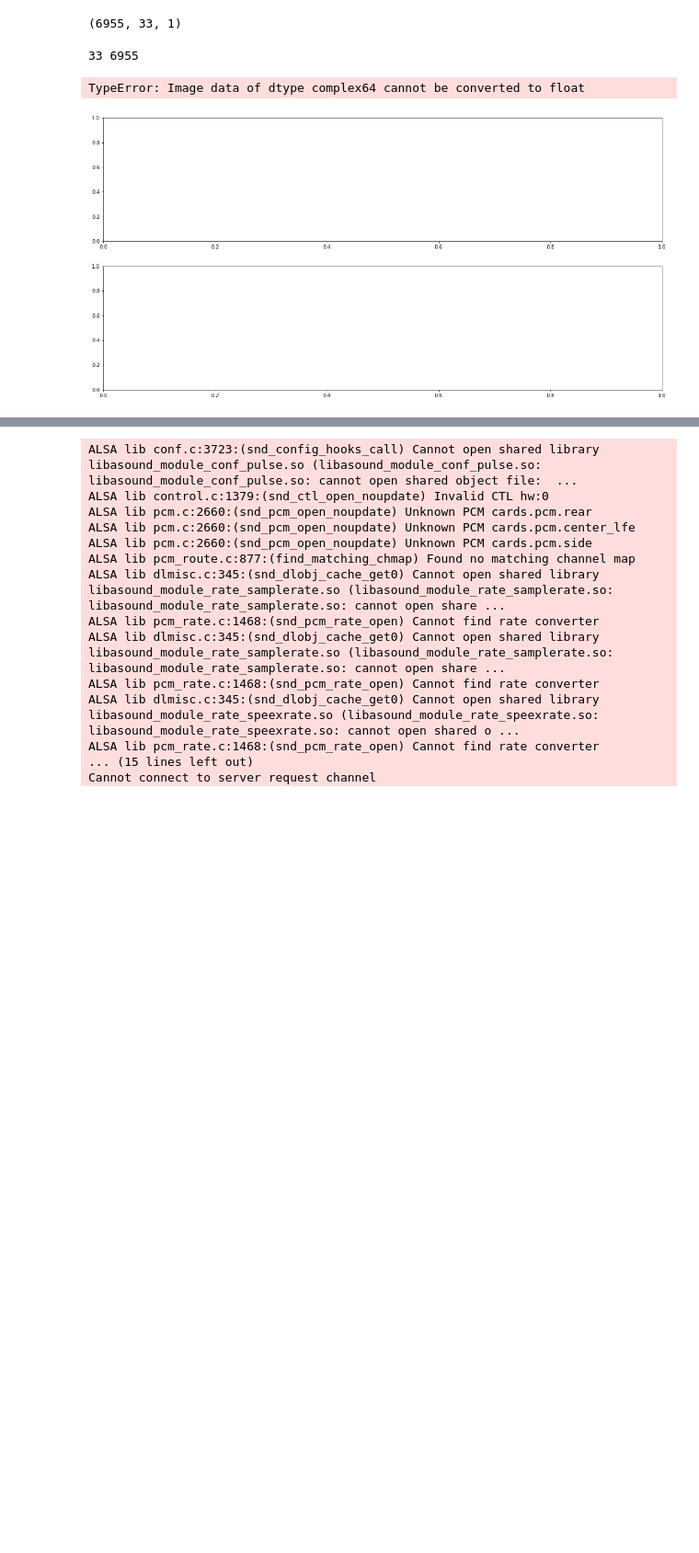
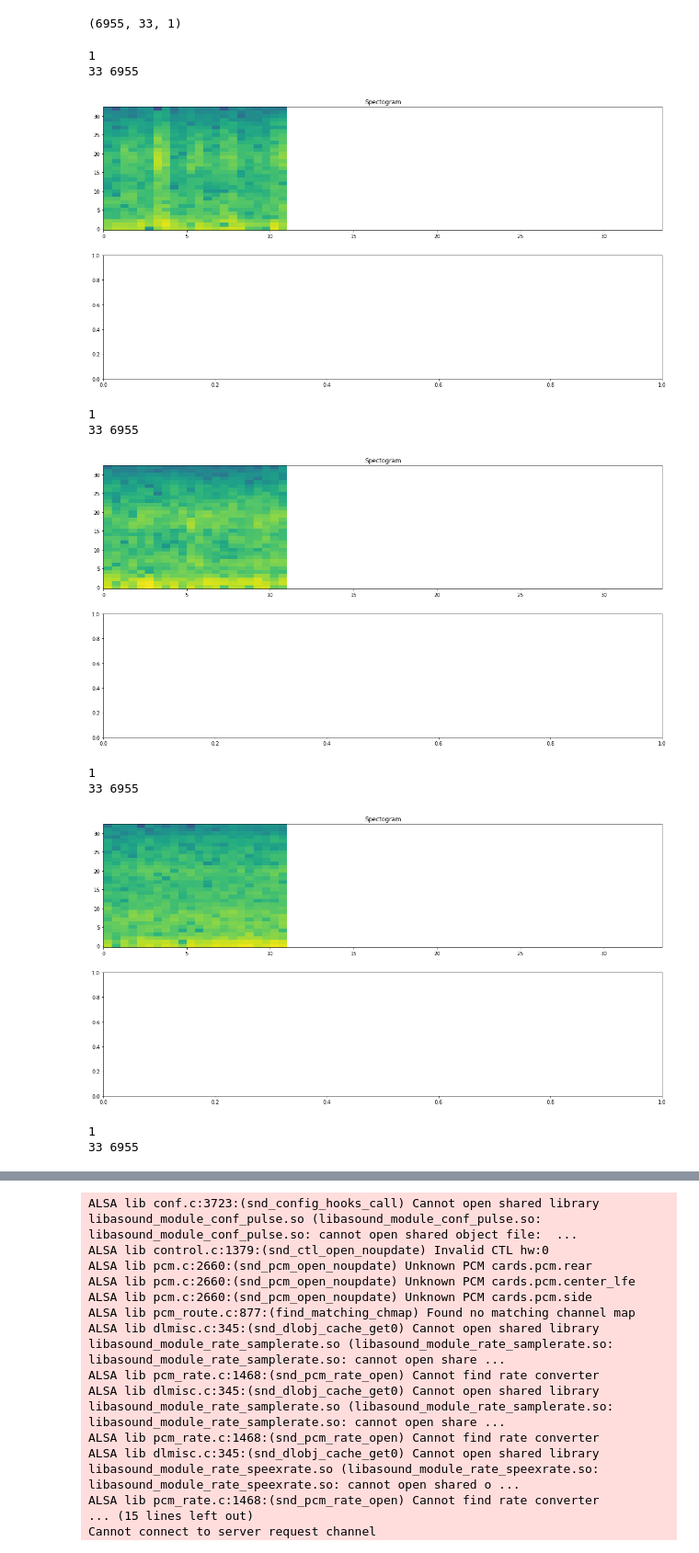
Before and after one commit to sandy01011/NLP, a Jupyter notebook: voice_transcription/voice_modelling.ipynb, the cells around one changed output, grey strips where cells are left out. Shown at 92% size. Cells and saved outputs as stored; diff of their text form; code cells hidden in the pictures; blank space fills up the shorter version.

Commit message:
spectogram

```diff
--- a/voice_transcription/voice_modelling.ipynb
+++ b/voice_transcription/voice_modelling.ipynb
@@ -27,3 +28,6 @@ import tensorflow as tf
+# %%
+file_path = '../data/audio/aeka_audio/'
+files = os.listdir(file_path)
 # %%
 # decode audio files
 def decode_audio(audio_binary):
@@ -37,6 +41,7 @@ def get_spec(file_path):
     zero_padding = tf.constant(zero_padding, tf.float32)
     waveform = tf.cast(waveform, tf.float32)
     equal_length = tf.concat([waveform, zero_padding], 0)
-    spectorgram = tf.signal.stft(equal_length, frame_length = 63, frame_step=32)
-    return tf.expand_dims(spectorgram, axis=-1)
+    spectogram = tf.signal.stft(equal_length, frame_length = 63, frame_step=32)
+    spectogram = tf.abs(spectogram)
+    return tf.expand_dims(spectogram, axis=-1)
 # %%
@@ -66,18 +53,29 @@ print(spectogram.shape)
 # %% [output]
 (6955, 33, 1)
 # %%
-spec = tf.transpose(spectogram[...,0], [1,0])
-fig, axis = plt.subplots(2, figsize=(20, 10))
-power_spec = np.log(spec)
-height = power_spec.shape[0]
-width = power_spec.shape[1]
-print(height,width)
-X = np.linspace(0, power_spec.shape[0], num=width, dtype=int)
-Y =  range(height)
-axis[0].pcolormesh(X,Y, power_spec)
-axis[0].set_title('Spectogram')
-plt.show()
+for file in files:
+    spectogram = get_spec(file_path + file)
+    spec = tf.transpose(spectogram[...,0], [1,0])
+    fig, axis = plt.subplots(2, figsize=(20, 10))
+    power_spec = np.log(spec)
+    print(power_spec[0].ndim)
+    height = power_spec.shape[0]
+    width = power_spec.shape[1]
+    print(height,width)
+    X = np.linspace(0, power_spec.shape[0], num=width, dtype=int)
+    Y =  range(height)
+    axis[0].pcolormesh(X,Y, power_spec)
+    axis[0].set_title('Spectogram')
+    plt.show()
 # %% [output]
+1
 33 6955
+[figure, new version]
-TypeError: Image data of dtype complex64 cannot be converted to float
+1
+33 6955
-[figure, old version]
+[figure, added]
+1
+33 6955
+[figure, added]
+1
+33 6955
```
Also changed, not shown: parts of 3 cells of this notebook.
